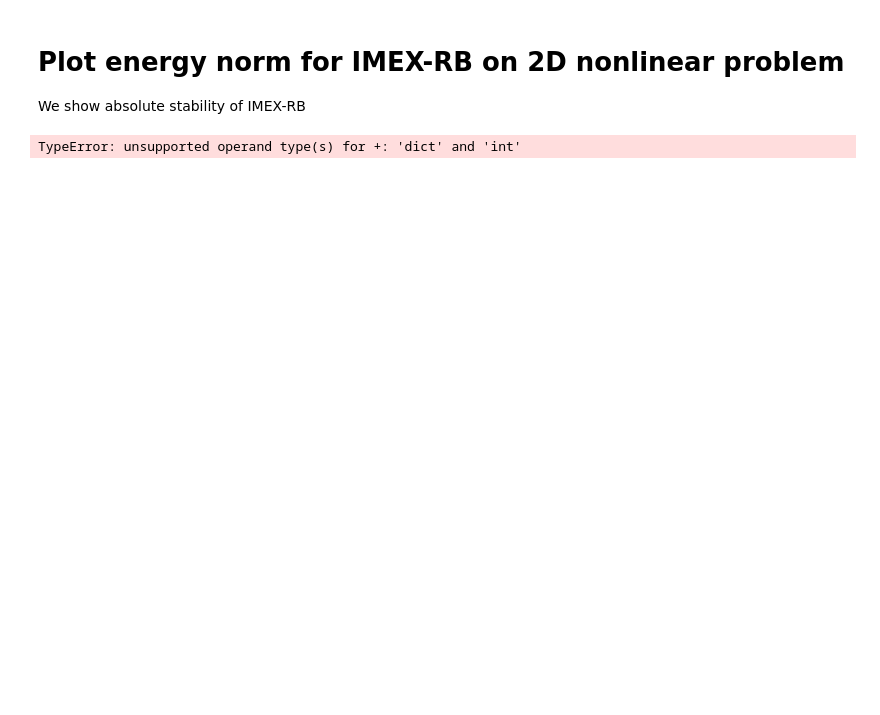
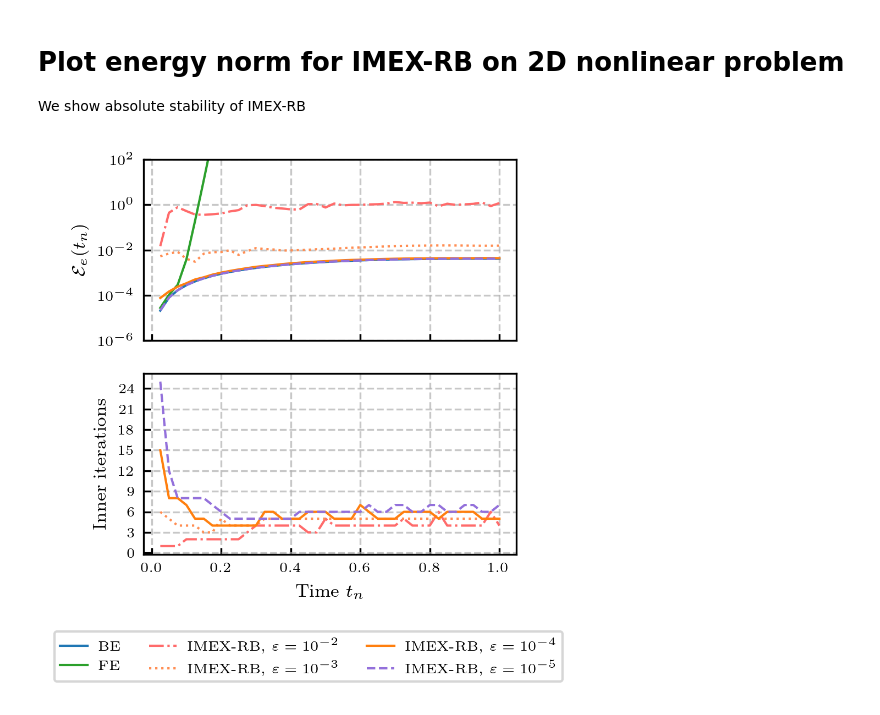
Before and after one commit to Fra-Sala/IMEX-RB, a Jupyter notebook: postprocessing/Burgers2D/plot_energynorm_notebook.ipynb, the cells around one changed output. Cells and saved outputs as stored; diff of their text form; code cells hidden in the pictures; blank space fills up the shorter version.

```diff
--- a/postprocessing/Burgers2D/plot_energynorm_notebook.ipynb
+++ b/postprocessing/Burgers2D/plot_energynorm_notebook.ipynb
@@ -32,7 +32,7 @@ os.makedirs(plots_dir, exist_ok=True)
 
 data = np.load(results_path, allow_pickle=True)
 errors_energy = data['errors_energy'].item()
-inneriters = data['inneriters']['IMEX-RB'].item() + 1
+inneriters = data['inneriters'].item()['IMEX-RB'] + 1
 Nt = int(data['Nt'])
 tvec = np.linspace(0, 1, Nt + 1)
 epsilon_values = data['epsilon_values']
@@ -47,31 +47,31 @@ for m in ('BE', 'FE'):
     ax1.semilogy(tvec[1:], e, color=method_colors[m], label=f'{m}')
 
 for ie, eps in enumerate(epsilon_values):
     e = errors_energy['IMEX-RB'][ie]
     ax1.semilogy(tvec[1:], e, linestyle=linestyles[ie],
                  color=eps_colors[ie], label='')
 
 ax1.set_ylabel(r'$\mathcal{E}_e(t_n)$')
 ax1.set_ylim(1e-6, 1e2)
 ax1.grid(True)
 
 for ie, eps in enumerate(epsilon_values):
     expnt = int(np.log10(eps))
     label = rf'IMEX-RB, $\varepsilon=10^{{{expnt}}}$'
     its = inneriters[ie]
     ax2.plot(tvec[1:], its, linestyle=linestyles[ie],
              color=eps_colors[ie], label=label)
 
 ax2.set_xlabel('Time $t_n$')
 ax2.set_ylabel('Inner iterations')
 ax2.yaxis.set_major_locator(ticker.MaxNLocator(integer=True))
 ax2.grid(True)
 
 fig.legend(bbox_to_anchor=(0.53, -0.0), loc='upper center', ncol=3)
 plt.tight_layout()
 out_file = os.path.join(plots_dir, 'Burgers2D_errors_inneriters_eps.pdf')
 plt.savefig(out_file, bbox_inches='tight')
 plt.show()
 plt.close()
 # %% [output]
-TypeError: unsupported operand type(s) for +: 'dict' and 'int'
+[figure, added]
```
Also changed, not shown: 10 other files.
